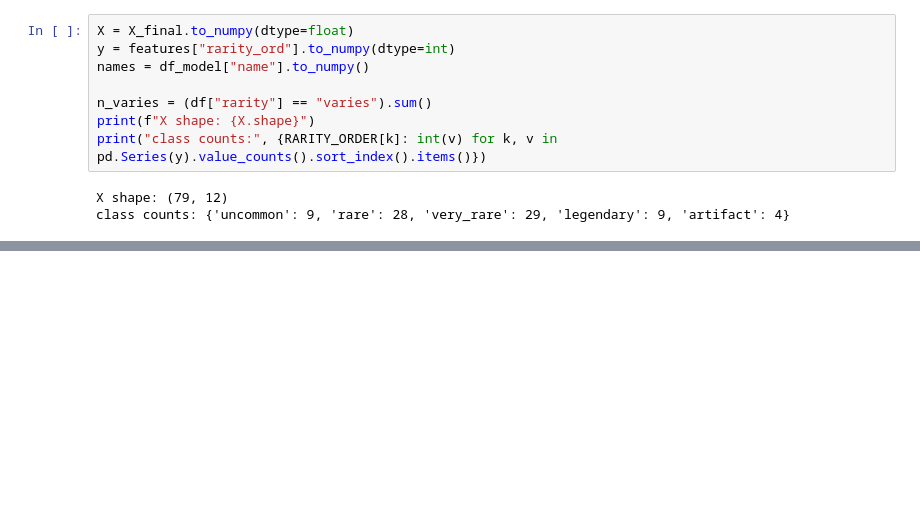
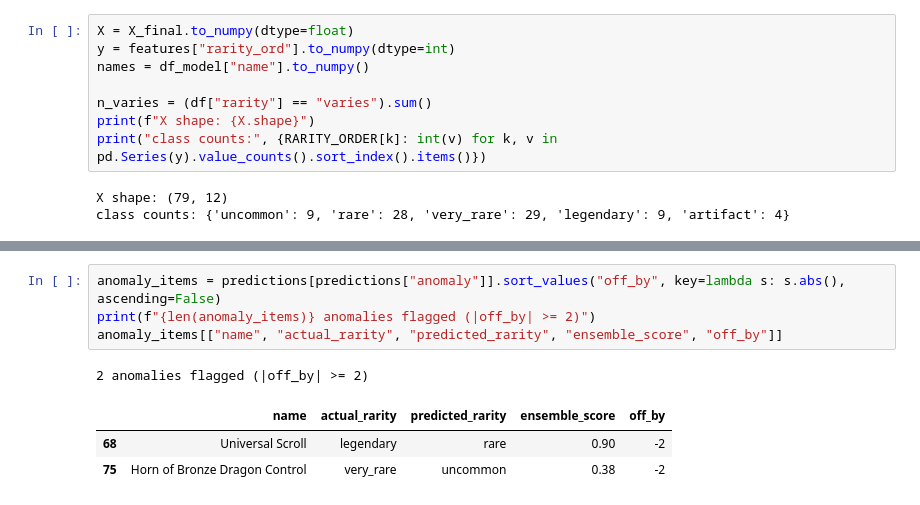
Before and after one commit to alfredmastan/take_home_assignment, a Jupyter notebook: reznar/analysis.ipynb, the cells around one changed output, grey strips where cells are left out. Drawn from its saved outputs; the diff is of its cells as text; blank space fills up the shorter version.

```diff
--- a/reznar/analysis.ipynb
+++ b/reznar/analysis.ipynb
@@ -469,0 +475,9 @@ predictions
+# %%
+anomaly_items = predictions[predictions["anomaly"]].sort_values("off_by", key=lambda s: s.abs(), ascending=False)
+print(f"{len(anomaly_items)} anomalies flagged (|off_by| >= 2)")
+anomaly_items[["name", "actual_rarity", "predicted_rarity", "ensemble_score", "off_by"]]
+# %% [output]
+2 anomalies flagged (|off_by| >= 2)
+|  | name | actual_rarity | predicted_rarity | ensemble_score | off_by |
+| 68 | Universal Scroll | legendary | rare | 0.90 | -2 |
+| 75 | Horn of Bronze Dragon Control | very_rare | uncommon | 0.38 | -2 |
```
Also changed, not shown: parts of 23 cells of this notebook, 3 other files.
